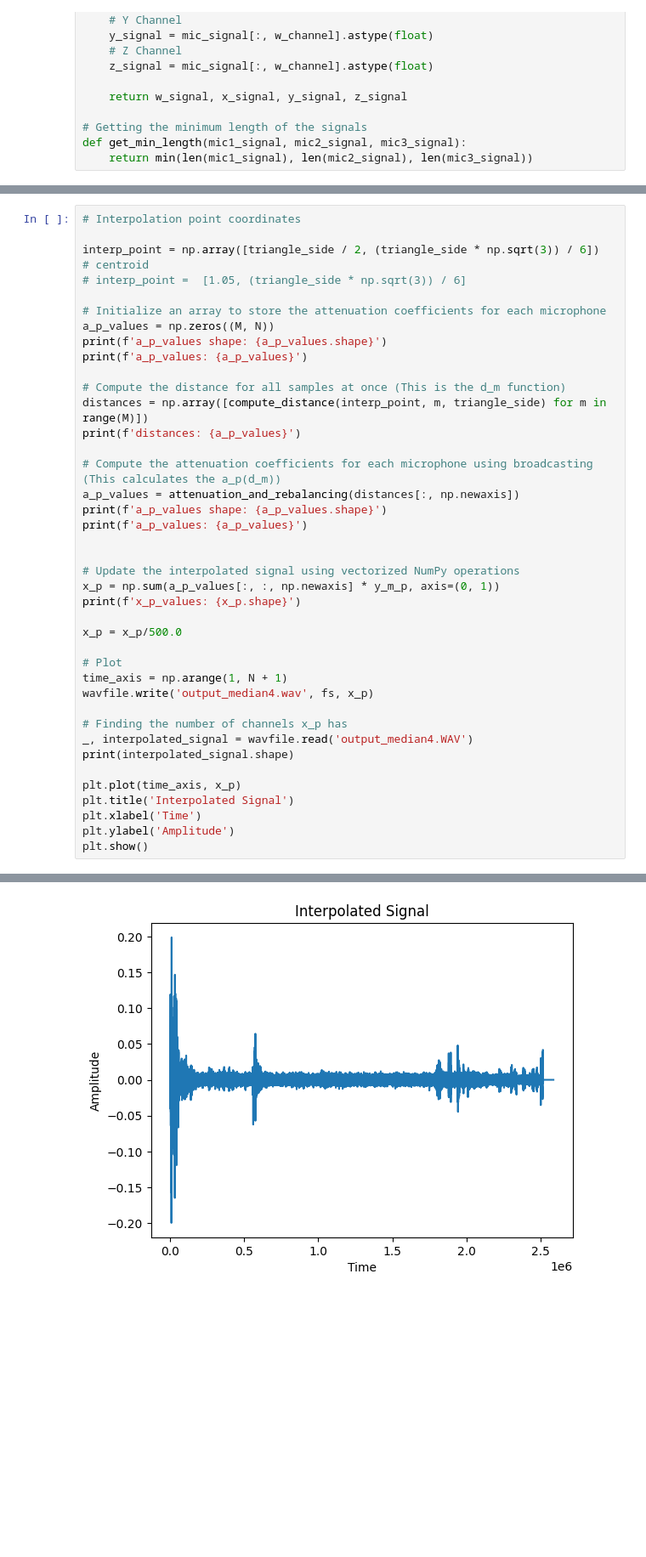
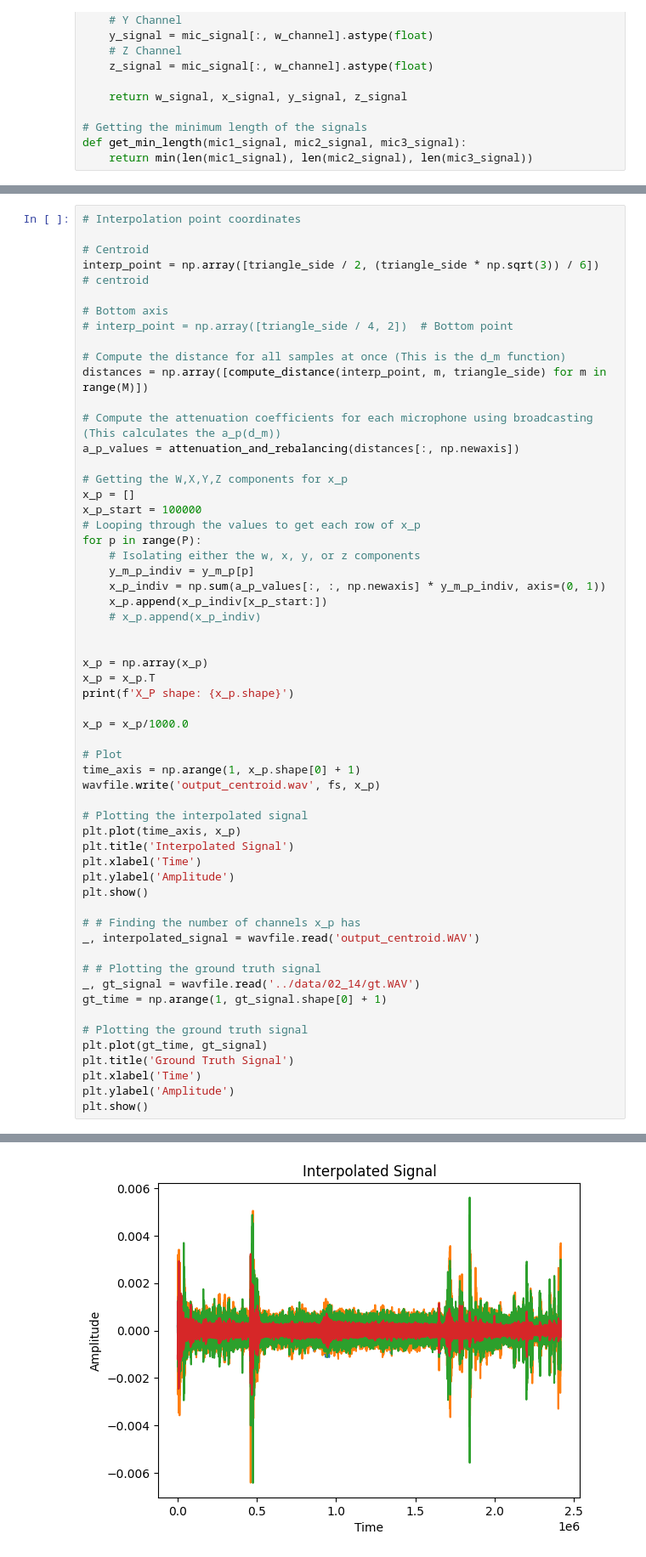
Before and after one commit to tjunjet/spatial_audio, a Jupyter notebook: codes/tj_weighted_dist.ipynb, the cells around one changed output, grey strips where cells are left out. Shown: that part at 85% size. Cells and saved outputs as stored; diff of their text form; blank space fills up the shorter version.

Commit message:
Interpolated directional components and added cross correlation

```diff
--- a/codes/tj_weighted_dist.ipynb
+++ b/codes/tj_weighted_dist.ipynb
@@ -270,41 +274,58 @@ y_m_p: (3, 4, 2587520)
 # %%
 # Interpolation point coordinates
 
+# Centroid
 interp_point = np.array([triangle_side / 2, (triangle_side * np.sqrt(3)) / 6])  # centroid
-# interp_point =  [1.05, (triangle_side * np.sqrt(3)) / 6]
 
-# Initialize an array to store the attenuation coefficients for each microphone
-a_p_values = np.zeros((M, N))
-print(f'a_p_values shape: {a_p_values.shape}')
-print(f'a_p_values: {a_p_values}')
+# Bottom axis
+# interp_point = np.array([triangle_side / 4, 2])  # Bottom point
 
 # Compute the distance for all samples at once (This is the d_m function)
 distances = np.array([compute_distance(interp_point, m, triangle_side) for m in range(M)])
-print(f'distances: {a_p_values}')
 
 # Compute the attenuation coefficients for each microphone using broadcasting (This calculates the a_p(d_m))
 a_p_values = attenuation_and_rebalancing(distances[:, np.newaxis])
-print(f'a_p_values shape: {a_p_values.shape}')
-print(f'a_p_values: {a_p_values}')
+
+# Getting the W,X,Y,Z components for x_p
+x_p = []
+x_p_start = 100000
+# Looping through the values to get each row of x_p
+for p in range(P):
+    # Isolating either the w, x, y, or z components
+    y_m_p_indiv = y_m_p[p]
+    x_p_indiv = np.sum(a_p_values[:, :, np.newaxis] * y_m_p_indiv, axis=(0, 1))
+    x_p.append(x_p_indiv[x_p_start:])
+    # x_p.append(x_p_indiv)
 
 
-# Update the interpolated signal using vectorized NumPy operations
-x_p = np.sum(a_p_values[:, :, np.newaxis] * y_m_p, axis=(0, 1))
-print(f'x_p_values: {x_p.shape}')
+x_p = np.array(x_p)
+x_p = x_p.T
+print(f'X_P shape: {x_p.shape}')
 
-x_p = x_p/500.0
+x_p = x_p/1000.0
 
 # Plot
-time_axis = np.arange(1, N + 1)
-wavfile.write('output_median4.wav', fs, x_p)
+time_axis = np.arange(1, x_p.shape[0] + 1)
+wavfile.write('output_centroid.wav', fs, x_p)
 
-# Finding the number of channels x_p has
-_, interpolated_signal = wavfile.read('output_median4.WAV')
-print(interpolated_signal.shape)
-
+# Plotting the interpolated signal
 plt.plot(time_axis, x_p)
 plt.title('Interpolated Signal')
 plt.xlabel('Time')
 plt.ylabel('Amplitude')
 plt.show()
+
+# # Finding the number of channels x_p has
+_, interpolated_signal = wavfile.read('output_centroid.WAV')
+
+# # Plotting the ground truth signal
+_, gt_signal = wavfile.read('../data/02_14/gt.WAV')
+gt_time = np.arange(1, gt_signal.shape[0] + 1)
+
+# Plotting the ground truth signal
+plt.plot(gt_time, gt_signal)
+plt.title('Ground Truth Signal')
+plt.xlabel('Time')
+plt.ylabel('Amplitude')
+plt.show()
 # %% [output]
@@ -321 +333 @@ x_p_values: (2587520,)
-[figure, old version]
+[figure, new version]
```
Also changed, not shown: parts of 3 cells of this notebook, 3 other files.
